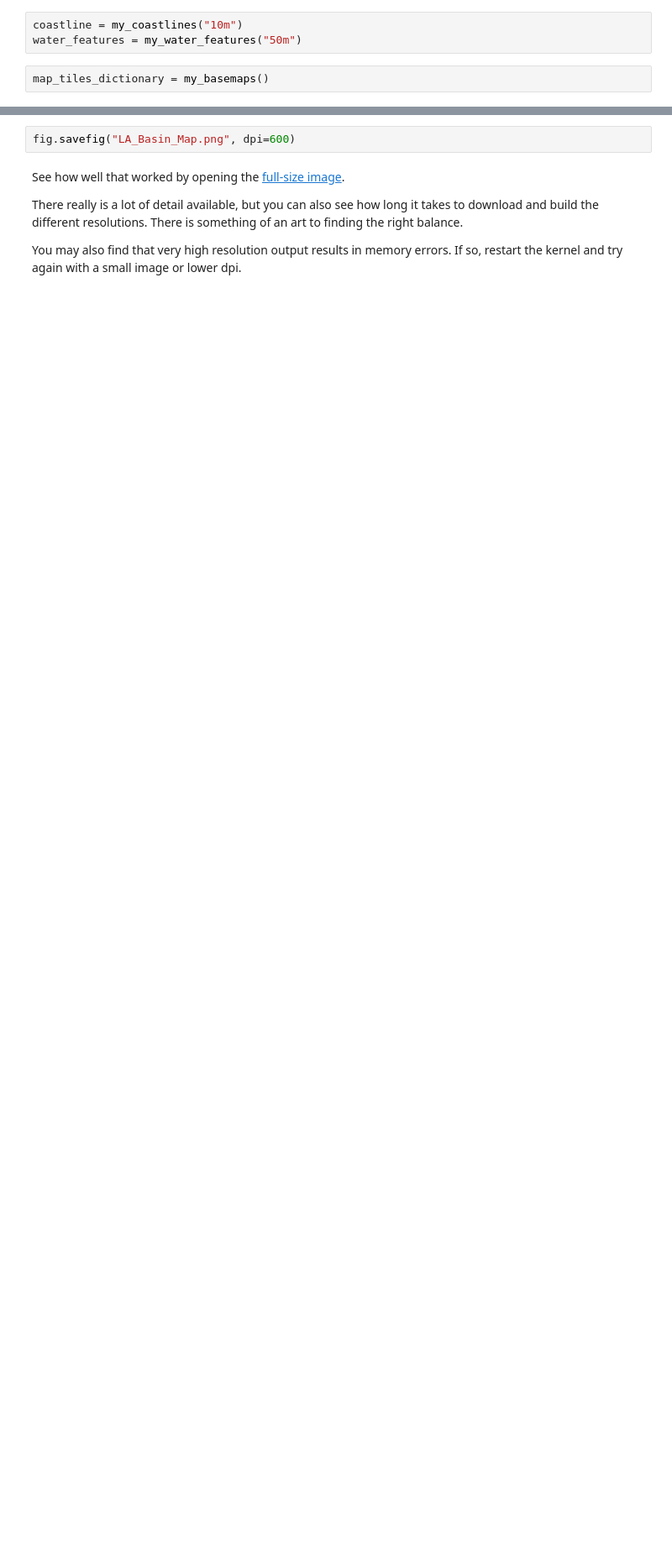
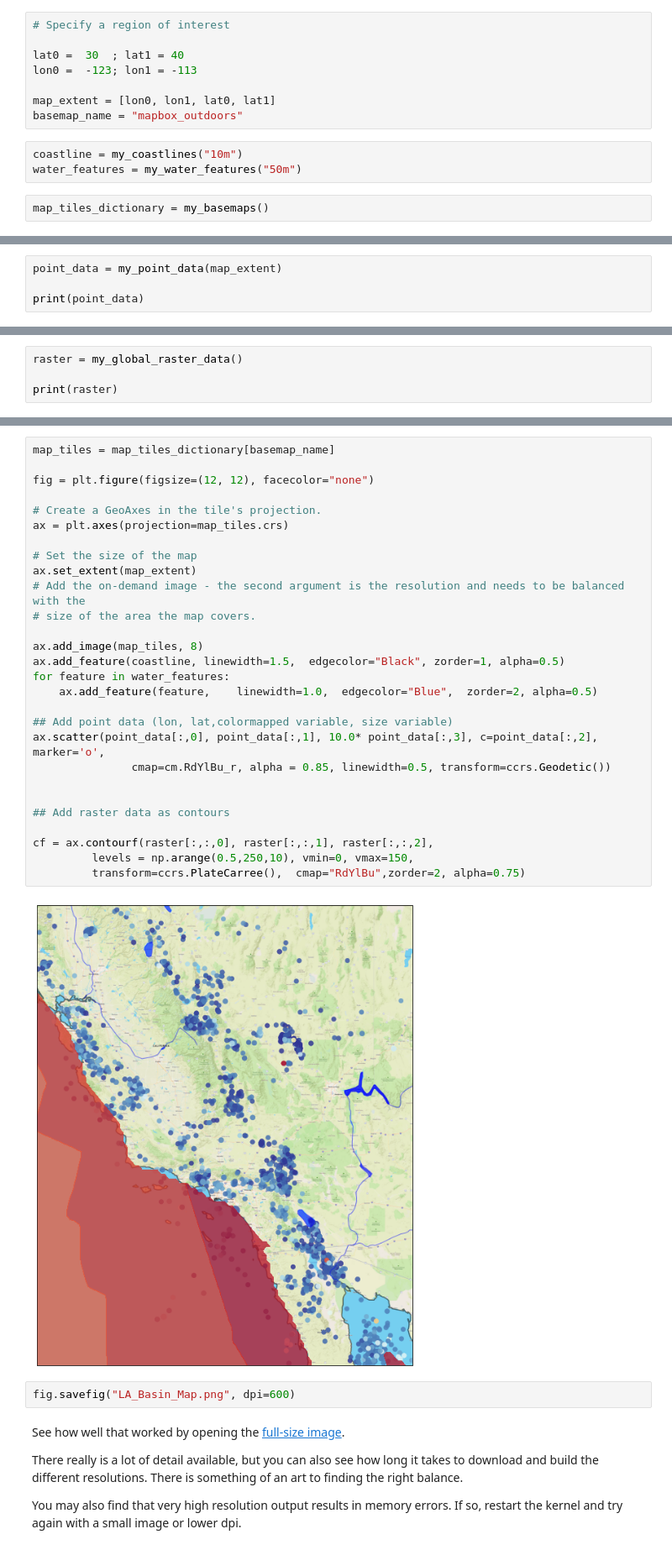
Before and after one commit to ANU-RSES-Education/EMSC-4033-2022-assignment, a Jupyter notebook: MapMaker.ipynb, the cells around one changed output, grey strips where cells are left out. Shown at 84% size. Cells and saved outputs as stored; diff of their text form; blank space fills up the shorter version.

```diff
--- a/MapMaker.ipynb
+++ b/MapMaker.ipynb
@@ -51,3 +56,11 @@ print("salve mundi !")
+# %%
+# Specify a region of interest
+
+lat0 =  30  ; lat1 = 40
+lon0 =  -123; lon1 = -113
+
+map_extent = [lon0, lon1, lat0, lat1]
+basemap_name = "mapbox_outdoors"
 # %%
 coastline = my_coastlines("10m")
 water_features = my_water_features("50m")
@@ -81,0 +69,4 @@ for feature in water_features:
+# %%
+point_data = my_point_data(map_extent)
+
+print(point_data)
@@ -81,0 +82,4 @@ for feature in water_features:
+# %%
+raster = my_global_raster_data()
+
+print(raster)
@@ -82,3 +106,33 @@ for feature in water_features:
+# %%
+map_tiles = map_tiles_dictionary[basemap_name]
+
+fig = plt.figure(figsize=(12, 12), facecolor="none")
+
+# Create a GeoAxes in the tile's projection.
+ax = plt.axes(projection=map_tiles.crs)
+
+# Set the size of the map
+ax.set_extent(map_extent)
+# Add the on-demand image - the second argument is the resolution and needs to be balanced with the
+# size of the area the map covers.
+
+ax.add_image(map_tiles, 8)
+ax.add_feature(coastline, linewidth=1.5,  edgecolor="Black", zorder=1, alpha=0.5)
+for feature in water_features:
+    ax.add_feature(feature,    linewidth=1.0,  edgecolor="Blue",  zorder=2, alpha=0.5)
+
+## Add point data (lon, lat,colormapped variable, size variable)
+ax.scatter(point_data[:,0], point_data[:,1], 10.0* point_data[:,3], c=point_data[:,2], marker='o',
+               cmap=cm.RdYlBu_r, alpha = 0.85, linewidth=0.5, transform=ccrs.Geodetic())
+
+
+## Add raster data as contours
+
+cf = ax.contourf(raster[:,:,0], raster[:,:,1], raster[:,:,2],
+         levels = np.arange(0.5,250,10), vmin=0, vmax=150,
+         transform=ccrs.PlateCarree(),  cmap="RdYlBu",zorder=2, alpha=0.75)
+# %% [output]
+[figure, added]
 # %%
 fig.savefig("LA_Basin_Map.png", dpi=600)
 # %% [markdown]
```
Also changed, not shown: parts of 6 cells of this notebook, 4 other files.
